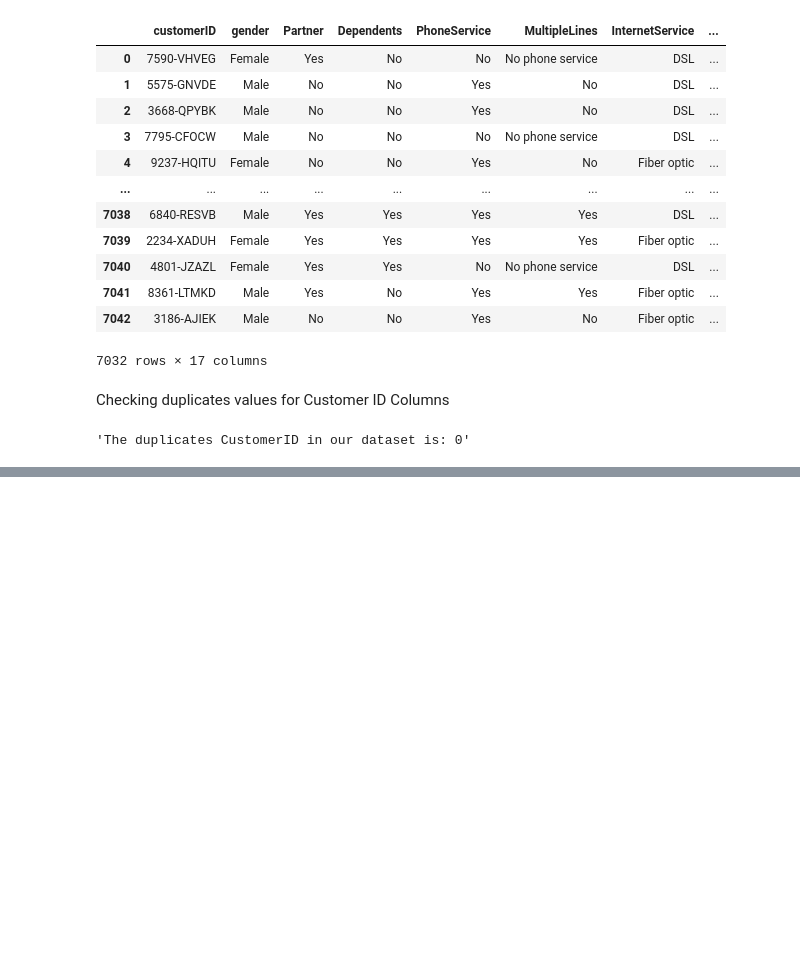
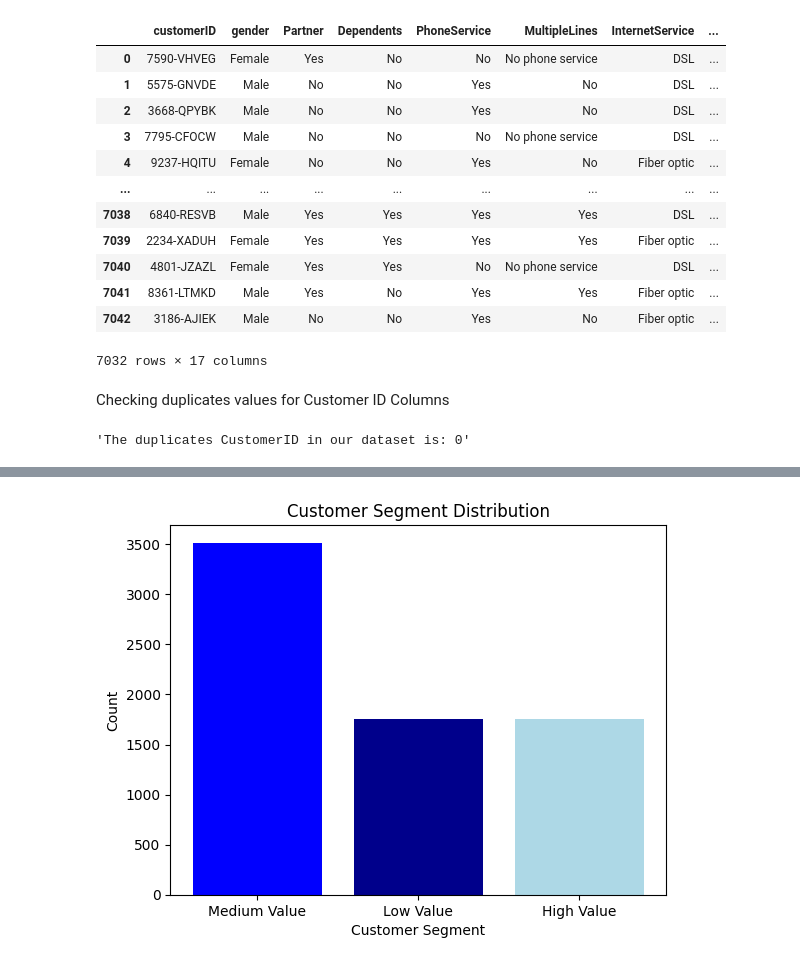
Before and after one commit to mudasir1144/semester_project-data_science-, a Jupyter notebook: index.ipynb, the cells around one changed output, grey strips where cells are left out. Saved outputs shown, nothing was run; the diff lists cells and outputs as text; code cells hidden in the pictures; blank space fills up the shorter version.

```diff
--- a/index.ipynb
+++ b/index.ipynb
@@ -177,0 +294,10 @@ display(f'The duplicates CustomerID in our dataset is: {clean_dataset['customerI
+# %%
+def assign_value(total_charges):
+    if total_charges <=401.45:
+        return 'Low Value'
+    elif total_charges <=3794.74:
+        return 'Medium Value'
+    else:
+        return 'High Value'
+clean_dataset['CustomerSegment'] = clean_dataset['TotalCharges'].apply(assign_value)
+clean_dataset[['TotalCharges','CustomerSegment']].head(3)
@@ -177,0 +314,11 @@ display(f'The duplicates CustomerID in our dataset is: {clean_dataset['customerI
+# %%
+segments = clean_dataset['CustomerSegment']
+colors = ['Blue' , 'darkblue','lightblue']
+segment_counts = segments.value_counts()
+plt.bar(segment_counts.index, segment_counts.values, color=colors)
+plt.title("Customer Segment Distribution")
+plt.xlabel("Customer Segment")
+plt.ylabel("Count")
+plt.show()
+# %% [output]
+[figure, added]
```
Also changed, not shown: parts of 22 cells of this notebook.
